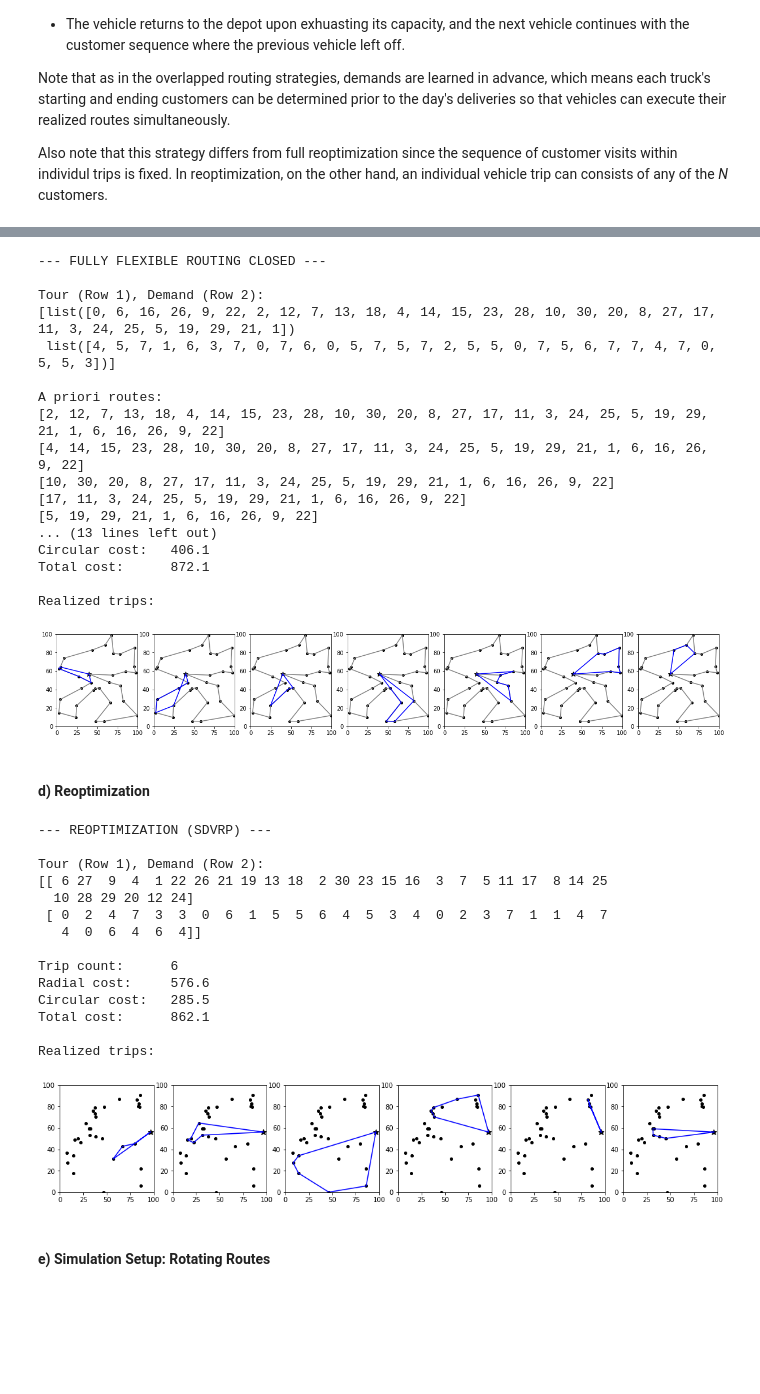
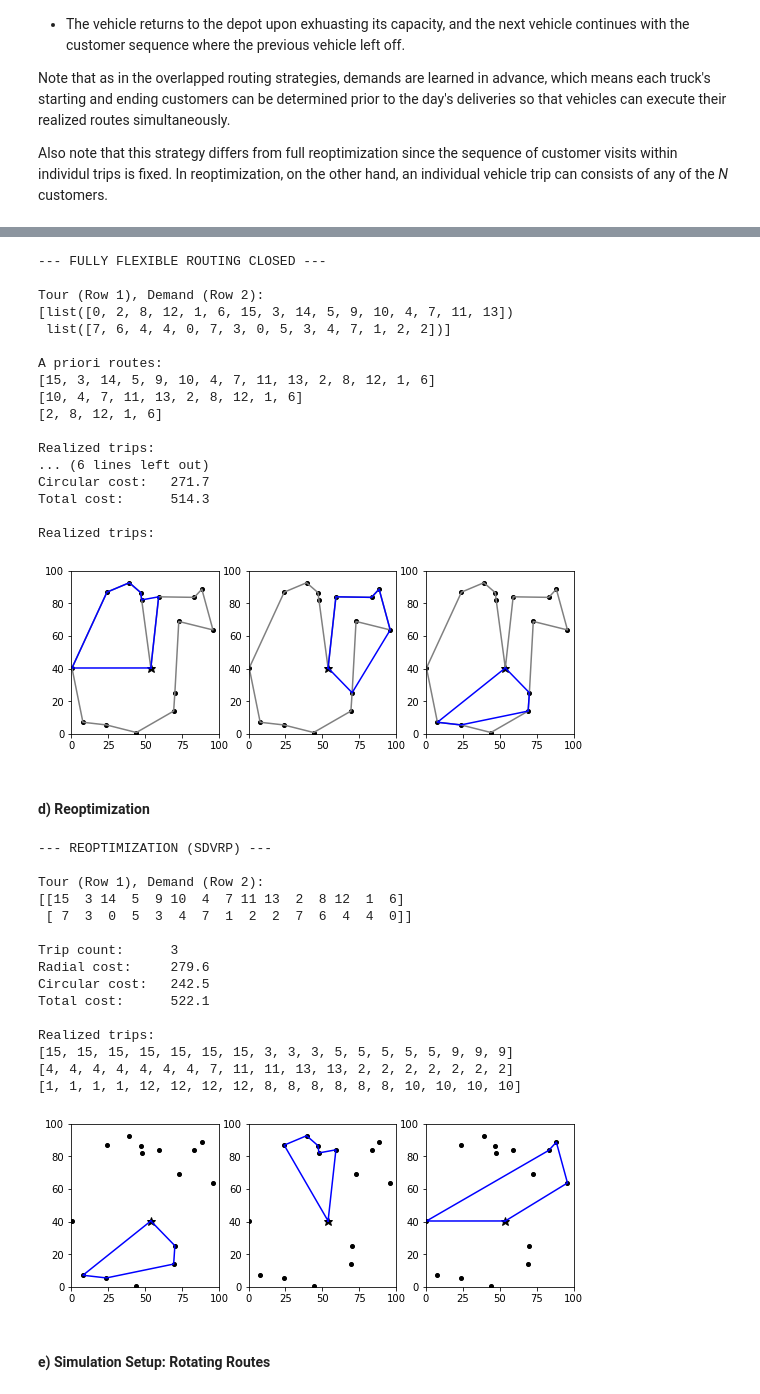
Before and after one commit to kledvina/flexible-routing, a Jupyter notebook: routing_with_closed_chain.ipynb, the cells around one changed output, grey strips where cells are left out. Cells and saved outputs as stored; diff of their text form; code cells hidden in the pictures; blank space fills up the shorter version.

```diff
--- a/routing_with_closed_chain.ipynb
+++ b/routing_with_closed_chain.ipynb
@@ -631,7 +632,7 @@ def plot_routes(inst, routes, route_color, showTour=False):
 # %% [markdown]
 ### 1) Set network parameters
 # %%
-num_cust = 30 # number of customers
+num_cust = 15 # number of customers
 dmin = 0 # a customer's minimum random demand (for Uniform distribution)
 dmax = 8 # a customer's maximum random demand (for Uniform Distribution)
 capacity = 20 # vehicle capacity
@@ -912,52 +919,53 @@ plot_routes(inst, segments, 'blue', showTour=True)
 --- FULLY FLEXIBLE ROUTING CLOSED ---
 
 Tour (Row 1), Demand (Row 2):
-[list([0, 6, 16, 26, 9, 22, 2, 12, 7, 13, 18, 4, 14, 15, 23, 28, 10, 30, 20, 8, 27, 17, 11, 3, 24, 25, 5, 19, 29, 21, 1])
- list([4, 5, 7, 1, 6, 3, 7, 0, 7, 6, 0, 5, 7, 5, 7, 2, 5, 5, 0, 7, 5, 6, 7, 7, 4, 7, 0, 5, 5, 3])]
+[list([0, 2, 8, 12, 1, 6, 15, 3, 14, 5, 9, 10, 4, 7, 11, 13])
+ list([7, 6, 4, 4, 0, 7, 3, 0, 5, 3, 4, 7, 1, 2, 2])]
 
 A priori routes:
-[2, 12, 7, 13, 18, 4, 14, 15, 23, 28, 10, 30, 20, 8, 27, 17, 11, 3, 24, 25, 5, 19, 29, 21, 1, 6, 16, 26, 9, 22]
-[4, 14, 15, 23, 28, 10, 30, 20, 8, 27, 17, 11, 3, 24, 25, 5, 19, 29, 21, 1, 6, 16, 26, 9, 22]
-[10, 30, 20, 8, 27, 17, 11, 3, 24, 25, 5, 19, 29, 21, 1, 6, 16, 26, 9, 22]
-[17, 11, 3, 24, 25, 5, 19, 29, 21, 1, 6, 16, 26, 9, 22]
-[5, 19, 29, 21, 1, 6, 16, 26, 9, 22]
-... (13 lines left out)
-Circular cost:   406.1
-Total cost:      872.1
+[15, 3, 14, 5, 9, 10, 4, 7, 11, 13, 2, 8, 12, 1, 6]
+[10, 4, 7, 11, 13, 2, 8, 12, 1, 6]
+[2, 8, 12, 1, 6]
 
 Realized trips:
+... (6 lines left out)
+Circular cost:   271.7
+Total cost:      514.3
+
+Realized trips:
-[figure, old version]
+[figure, new version]
 # %% [markdown]
 #### d) Reoptimization
 # %%
+inst = deepcopy(inst_copy)
 print('--- REOPTIMIZATION (SDVRP) ---')
 combined = np.array([inst.tour[1:], [inst.demands[c] for c in inst.tour[1:]]])
 print('\nTour (Row 1), Demand (Row 2):')
 print(combined)
 segments = solve_SDVRP(inst, capacity)
 print('\nTrip count:\t', get_trip_count(segments))
 print('Radial cost:\t', np.round(sum([get_radial_cost(inst,seg) for seg in segments]), 1))
 print('Circular cost:\t', np.round(sum([get_circular_cost(inst,seg) for seg in segments]), 1))
 print('Total cost:\t', np.round(sum([get_total_cost(inst,seg) for seg in segments]), 1))
-print()
-print('Realized trips:')
+print('\nRealized trips:', *segments, sep="\n")
 plot_routes(inst, segments, 'blue')
 # %% [output]
 --- REOPTIMIZATION (SDVRP) ---
 
 Tour (Row 1), Demand (Row 2):
-[[ 6 27  9  4  1 22 26 21 19 13 18  2 30 23 15 16  3  7  5 11 17  8 14 25
-  10 28 29 20 12 24]
- [ 0  2  4  7  3  3  0  6  1  5  5  6  4  5  3  4  0  2  3  7  1  1  4  7
-   4  0  6  4  6  4]]
+[[15  3 14  5  9 10  4  7 11 13  2  8 12  1  6]
+ [ 7  3  0  5  3  4  7  1  2  2  7  6  4  4  0]]
 
-Trip count:      6
-Radial cost:     576.6
-Circular cost:   285.5
-Total cost:      862.1
+Trip count:      3
+Radial cost:     279.6
+Circular cost:   242.5
+Total cost:      522.1
 
 Realized trips:
+[15, 15, 15, 15, 15, 15, 15, 3, 3, 3, 5, 5, 5, 5, 5, 9, 9, 9]
+[4, 4, 4, 4, 4, 4, 4, 7, 11, 11, 13, 13, 2, 2, 2, 2, 2, 2, 2]
+[1, 1, 1, 1, 12, 12, 12, 12, 8, 8, 8, 8, 8, 8, 10, 10, 10, 10]
-[figure, old version]
+[figure, new version]
 # %% [markdown]
 #### e) Simulation Setup: Rotating Routes
 # %% [markdown]
```
Also changed, not shown: parts of 13 cells of this notebook, 3 other files.
